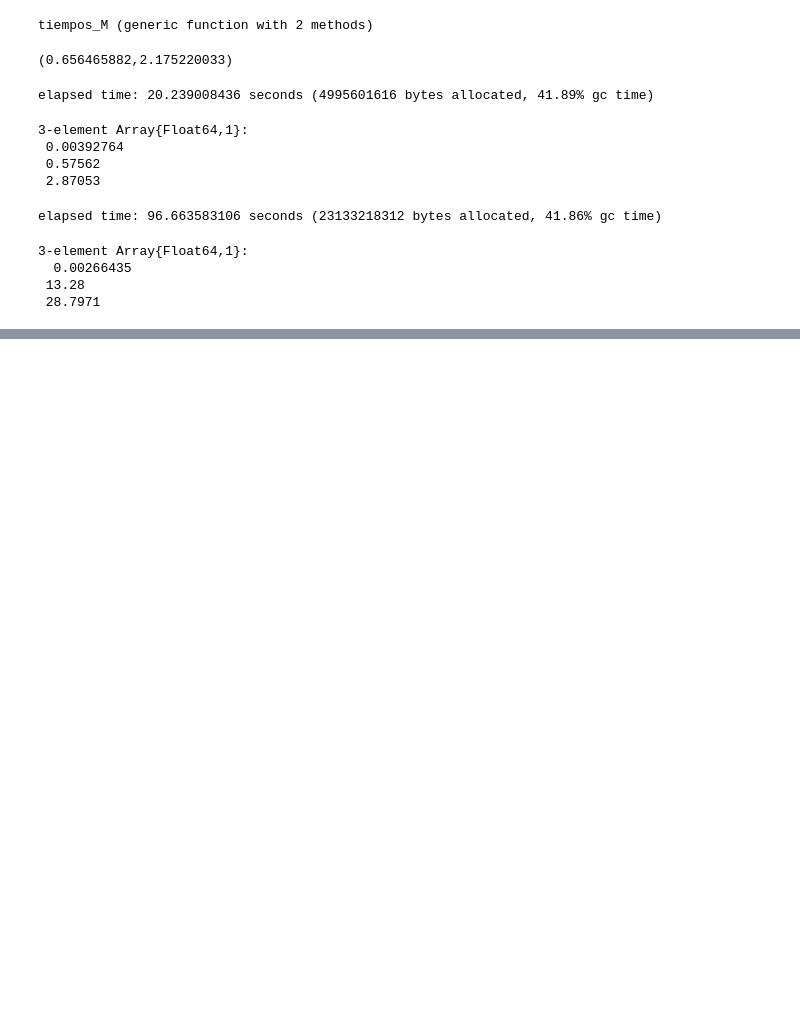
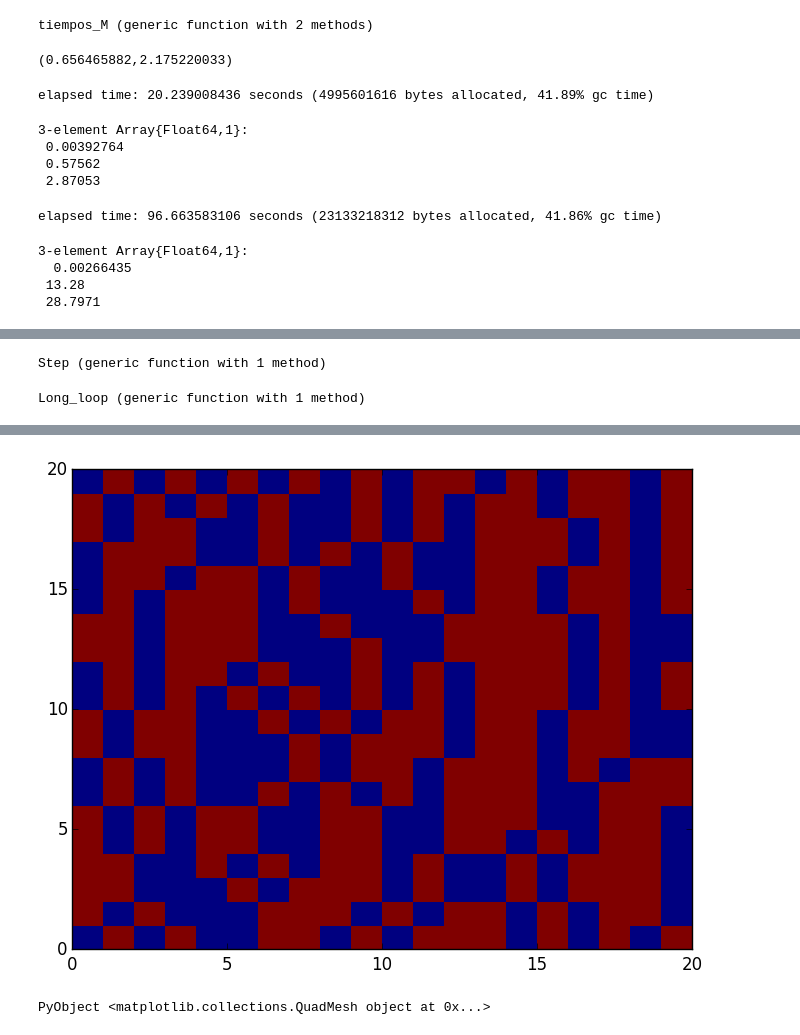
Before and after one commit to jorgeerrz/Hielo, a Jupyter notebook: Proyecto final.ipynb, the cells around one changed output, grey strips where cells are left out. Drawn from its saved outputs; the diff is of its cells as text; code cells hidden in the pictures; blank space fills up the shorter version.

```diff
--- a/Proyecto final.ipynb
+++ b/Proyecto final.ipynb
@@ -845,0 +847,8 @@ elapsed time: 96.663583106 seconds (23133218312 bytes allocated, 41.86% gc time)
+# %%
+function Config(L)
+    if mod(L,2)!=0
+        L+=1
+    end
+    config=ones(L,L)
+    return config
+end
@@ -845,0 +873,65 @@ elapsed time: 96.663583106 seconds (23133218312 bytes allocated, 41.86% gc time)
+# %%
+function Step(i,j,config)
+    L=length(config[1,:])
+    #sign no indica la dirección de la flecha, sino lo que será según sea 1)par-par o impar-impar, o 2) par-impar
+    sign=(-1)^abs(mod(i,2)-mod(j,2))
+    #checo el caso de vértice que es: simétrico o asimétrico
+    #otra opción es config[i,j]==config[mod1(i-config[i,j],L),mod1(j-sign*config[i,j]])]
+    if config[mod1(i-config[i,j],L),j]==-config[i,mod1(j-sign*config[i,j],L)]
+        step=round(rand())
+        i_new=mod1(i-config[i,j]*step,L)
+        j_new=mod1(j-sign*config[i,j]*(1-step),L)
+    else
+        #la parte antisimétrica tiene dos opciones
+        if config[i,j]==config[mod1(i-config[i,j],L),j]
+            j_new=mod1(j-sign*config[i,j],L)
+            i_new=mod1(i-config[i,j]*round(rand()),L)
+        else
+            i_new=mod1(i-config[i,j],L)
+            j_new=mod1(j-sign*config[i,j]*round(rand()),L)
+        end
+    end
+    return i_new,j_new
+end
+# %% [output]
+Step (generic function with 1 method)
+# %%
+function Long_loop(config)
+    #El modelo que implemento sólo es compatible con redes "pares" por las condiciones periódicas
+    L=length(config[1,:])
+    red_bool=trues(L,L)
+    #escojo la celda inicial
+    i=rand(1:L)
+    j=rand(1:L)
+    i_array=[i]
+    j_array=[j]
+    #Se escoge la dirección del inicial
+    config,red_bool=Initialize(i,j,config,red_bool)
+    #Se inicia la creación del loop
+    t=1
+    t_limit=L*L*L*L
+    while t < t_limit
+        #calculo el nuevo paso
+        i_new,j_new=Step(i_array[t],j_array[t],config)
+        push!(i_array,i_new)
+        push!(j_array,j_new)
+        config[i_new,j_new]*=-1
+        #si ya se llegó a la zona de retorno, se termina el loop
+        if red_bool[i_new,j_new]==false
+            t=t_limit
+        end
+        t+=1
+    end
+    return config
+end
+# %% [output]
+Long_loop (generic function with 1 method)
+# %%
+original=Config(20)
+new=copy(original)
+@time for t in 1:100
+    meanwhile=Long_loop(new)
+    new=meanwhile
+end
+pcolormesh(new)
+# %% [output]
@@ -845,0 +939,2 @@ elapsed time: 96.663583106 seconds (23133218312 bytes allocated, 41.86% gc time)
+[figure, added]
+PyObject <matplotlib.collections.QuadMesh object at 0x...>
```
Also changed, not shown: parts of 42 cells of this notebook.
